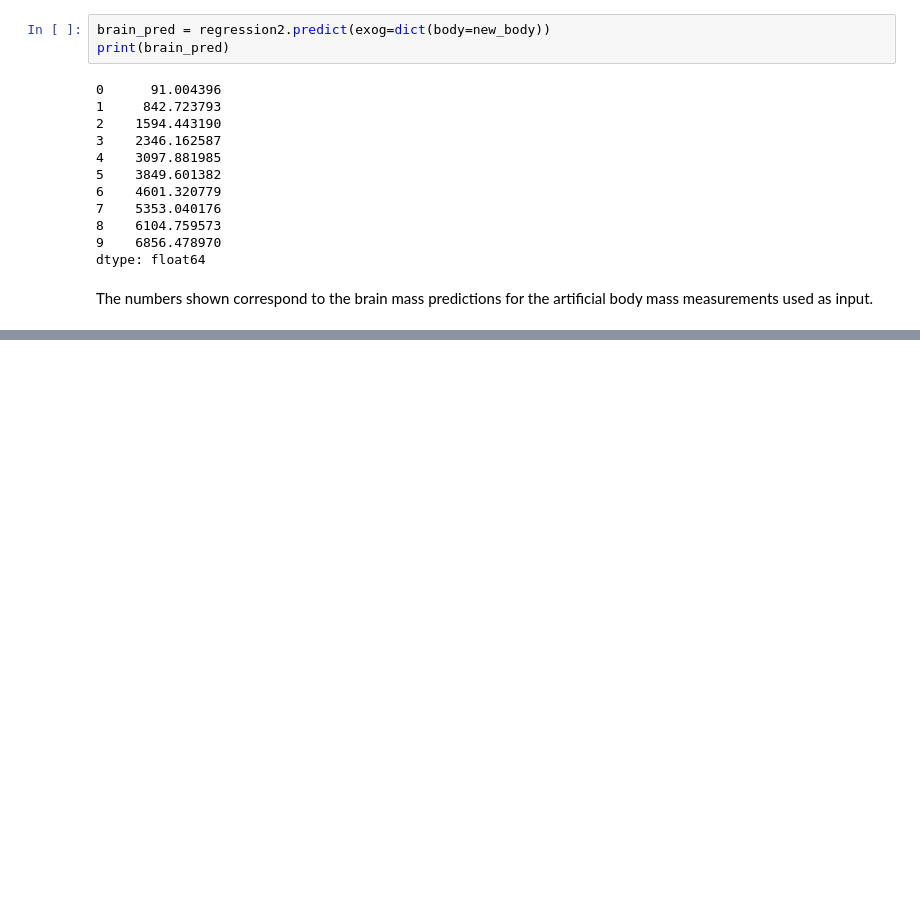
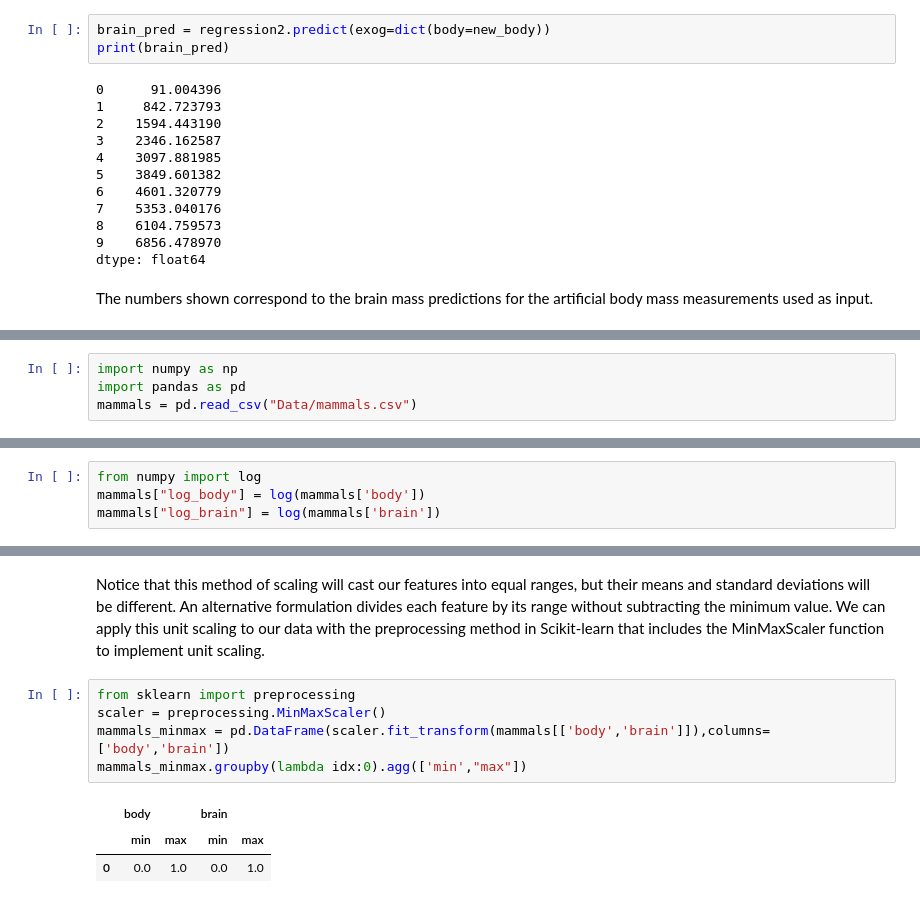
Before and after one commit to ekonlab/ai, a Jupyter notebook: salazar/4_regression/4_regression.ipynb, the cells around one changed output, grey strips where cells are left out. Drawn from its saved outputs; the diff is of its cells as text; blank space fills up the shorter version.

```diff
--- a/salazar/4_regression/4_regression.ipynb
+++ b/salazar/4_regression/4_regression.ipynb
@@ -208,0 +211,4 @@ as input.
+# %%
+import numpy as np
+import pandas as pd
+mammals = pd.read_csv("Data/mammals.csv")
@@ -208,0 +264,4 @@ as input.
+# %%
+from numpy import log
+mammals["log_body"] = log(mammals['body'])
+mammals["log_brain"] = log(mammals['brain'])
@@ -208,0 +331,15 @@ as input.
+# %% [markdown]
+Notice that this method of scaling will cast our features
+into equal ranges, but their means and standard deviations
+will be different. An alternative formulation divides each feature by its range without subtracting the minimum value. We can apply this unit scaling to our data with the
+preprocessing method in Scikit-learn that includes the
+MinMaxScaler function to implement unit scaling.
+# %%
+from sklearn import preprocessing
+scaler = preprocessing.MinMaxScaler()
+mammals_minmax = pd.DataFrame(scaler.fit_transform(mammals[['body','brain']]),columns=['body','brain'])
+mammals_minmax.groupby(lambda idx:0).agg(['min',"max"])
+# %% [output]
+|  | body |  | brain |  |
+|  | min | max | min | max |
+| 0 | 0.0 | 1.0 | 0.0 | 1.0 |
```
Also changed, not shown: parts of 46 cells of this notebook, 6 other files.
